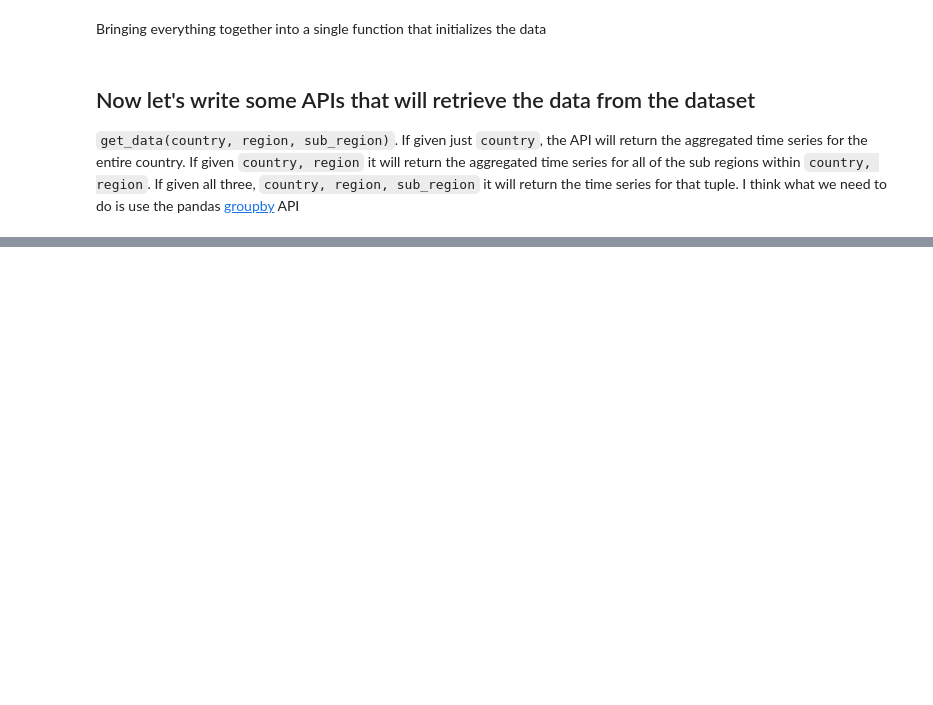
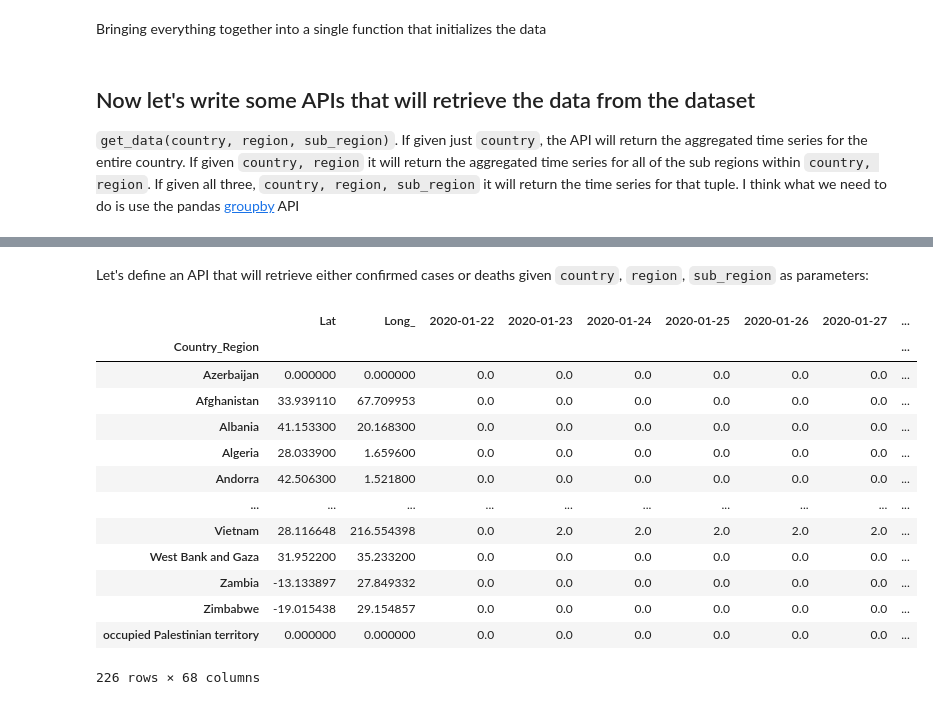
Before and after one commit to jflam/covid19, a Jupyter notebook: 01_data.ipynb, the cells around one changed output, grey strips where cells are left out. Drawn from its saved outputs; the diff is of its cells as text; code cells hidden in the pictures; blank space fills up the shorter version.

```diff
--- a/01_data.ipynb
+++ b/01_data.ipynb
@@ -616,0 +763,29 @@ len(confirmed_df)
+# %% [markdown]
+Let's define an API that will retrieve either confirmed cases or deaths given `country`, `region`, `sub_region` as parameters:
+# %%
+# export
+
+def get_timeseries_column_names(df):
+    return [str(d) for d in get_dates(df.columns)]
+
+def get_all_countries():
+    columns = ["Lat", "Long_"] + get_timeseries_column_names(confirmed_df)
+    return (confirmed_df.groupby(["Country_Region"]).sum()[columns],
+            deaths_df.groupby(["Country_Region"]).sum()[columns])
+# %%
+get_all_countries()[0]
+# %% [output]
+|  | Lat | Long_ | 2020-01-22 | 2020-01-23 | 2020-01-24 | 2020-01-25 | 2020-01-26 | 2020-01-27 | ... |
+| Country_Region |  |  |  |  |  |  |  |  | ... |
+| Azerbaijan | 0.000000 | 0.000000 | 0.0 | 0.0 | 0.0 | 0.0 | 0.0 | 0.0 | ... |
+| Afghanistan | 33.939110 | 67.709953 | 0.0 | 0.0 | 0.0 | 0.0 | 0.0 | 0.0 | ... |
+| Albania | 41.153300 | 20.168300 | 0.0 | 0.0 | 0.0 | 0.0 | 0.0 | 0.0 | ... |
+| Algeria | 28.033900 | 1.659600 | 0.0 | 0.0 | 0.0 | 0.0 | 0.0 | 0.0 | ... |
+| Andorra | 42.506300 | 1.521800 | 0.0 | 0.0 | 0.0 | 0.0 | 0.0 | 0.0 | ... |
+| ... | ... | ... | ... | ... | ... | ... | ... | ... | ... |
+| Vietnam | 28.116648 | 216.554398 | 0.0 | 2.0 | 2.0 | 2.0 | 2.0 | 2.0 | ... |
+| West Bank and Gaza | 31.952200 | 35.233200 | 0.0 | 0.0 | 0.0 | 0.0 | 0.0 | 0.0 | ... |
+| Zambia | -13.133897 | 27.849332 | 0.0 | 0.0 | 0.0 | 0.0 | 0.0 | 0.0 | ... |
+| Zimbabwe | -19.015438 | 29.154857 | 0.0 | 0.0 | 0.0 | 0.0 | 0.0 | 0.0 | ... |
+| occupied Palestinian territory | 0.000000 | 0.000000 | 0.0 | 0.0 | 0.0 | 0.0 | 0.0 | 0.0 | ... |
+226 rows × 68 columns
```
Also changed, not shown: parts of 26 cells of this notebook.
